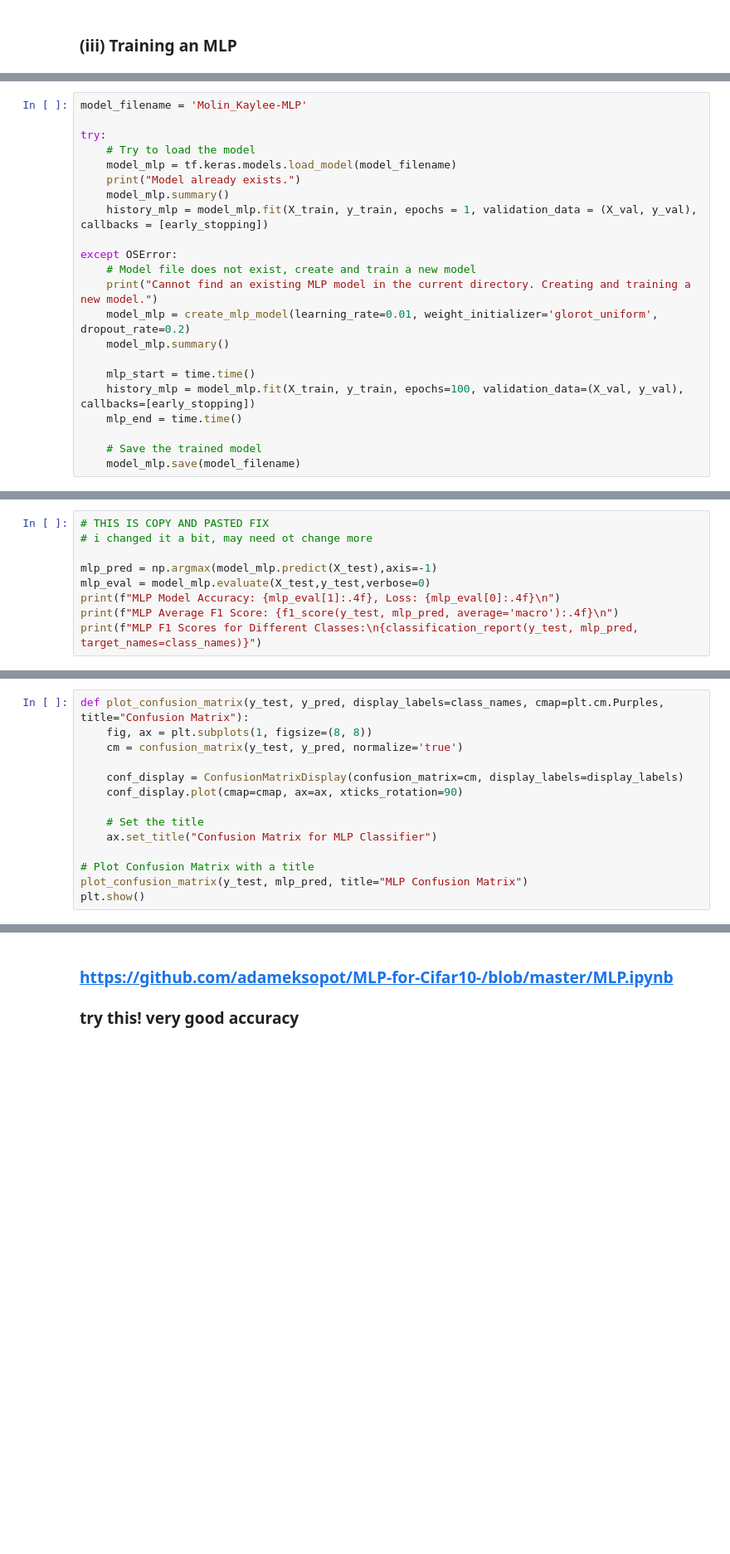
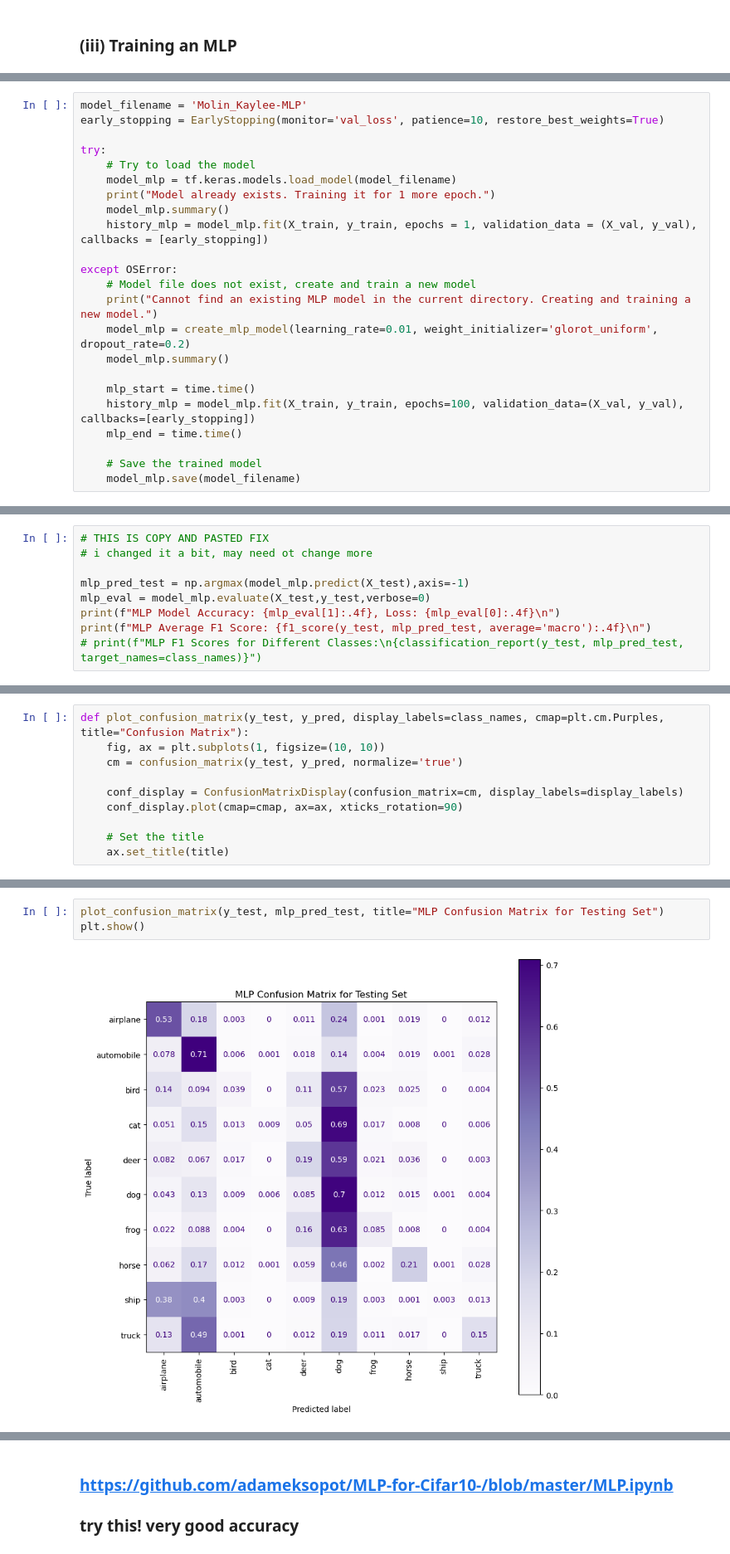
Before and after one commit to kaylee01/Assignment-1, a Jupyter notebook: Assignment-1/Molin_Kaylee-proj1.ipynb, the cells around one changed output, grey strips where cells are left out. Shown at 83% size. Cells and saved outputs as stored; diff of their text form; blank space fills up the shorter version.

```diff
--- a/Assignment-1/Molin_Kaylee-proj1.ipynb
+++ b/Assignment-1/Molin_Kaylee-proj1.ipynb
@@ -340,10 +284,11 @@ Epoch 1/100
 # %%
 model_filename = 'Molin_Kaylee-MLP'
+early_stopping = EarlyStopping(monitor='val_loss', patience=10, restore_best_weights=True)
 
 try:
     # Try to load the model
     model_mlp = tf.keras.models.load_model(model_filename)
-    print("Model already exists.")
+    print("Model already exists. Training it for 1 more epoch.")
     model_mlp.summary()
     history_mlp = model_mlp.fit(X_train, y_train, epochs = 1, validation_data = (X_val, y_val), callbacks = [early_stopping])
 
@@ -389,9 +342,9 @@ model_mlp.evaluate(X_test, y_test)
 # THIS IS COPY AND PASTED FIX
 # i changed it a bit, may need ot change more
 
-mlp_pred = np.argmax(model_mlp.predict(X_test),axis=-1)
+mlp_pred_test = np.argmax(model_mlp.predict(X_test),axis=-1)
 mlp_eval = model_mlp.evaluate(X_test,y_test,verbose=0)
 print(f"MLP Model Accuracy: {mlp_eval[1]:.4f}, Loss: {mlp_eval[0]:.4f}\n")
-print(f"MLP Average F1 Score: {f1_score(y_test, mlp_pred, average='macro'):.4f}\n")
-print(f"MLP F1 Scores for Different Classes:\n{classification_report(y_test, mlp_pred, target_names=class_names)}")
+print(f"MLP Average F1 Score: {f1_score(y_test, mlp_pred_test, average='macro'):.4f}\n")
+# print(f"MLP F1 Scores for Different Classes:\n{classification_report(y_test, mlp_pred_test, target_names=class_names)}")
 # %% [output]
@@ -415,14 +356,10 @@ weighted avg       0.40      0.25      0.22     10000
 # %%
 def plot_confusion_matrix(y_test, y_pred, display_labels=class_names, cmap=plt.cm.Purples, title="Confusion Matrix"):
-    fig, ax = plt.subplots(1, figsize=(8, 8))
+    fig, ax = plt.subplots(1, figsize=(10, 10))
     cm = confusion_matrix(y_test, y_pred, normalize='true')
 
     conf_display = ConfusionMatrixDisplay(confusion_matrix=cm, display_labels=display_labels)
     conf_display.plot(cmap=cmap, ax=ax, xticks_rotation=90)
 
     # Set the title
-    ax.set_title("Confusion Matrix for MLP Classifier")
-
-# Plot Confusion Matrix with a title
-plot_confusion_matrix(y_test, mlp_pred, title="MLP Confusion Matrix")
-plt.show()
+    ax.set_title(title)
@@ -430,0 +366,5 @@ plt.show()
+# %%
+plot_confusion_matrix(y_test, mlp_pred_test, title="MLP Confusion Matrix for Testing Set")
+plt.show()
+# %% [output]
+[figure, added]
```
Also changed, not shown: parts of 17 cells of this notebook, 3 other files.
